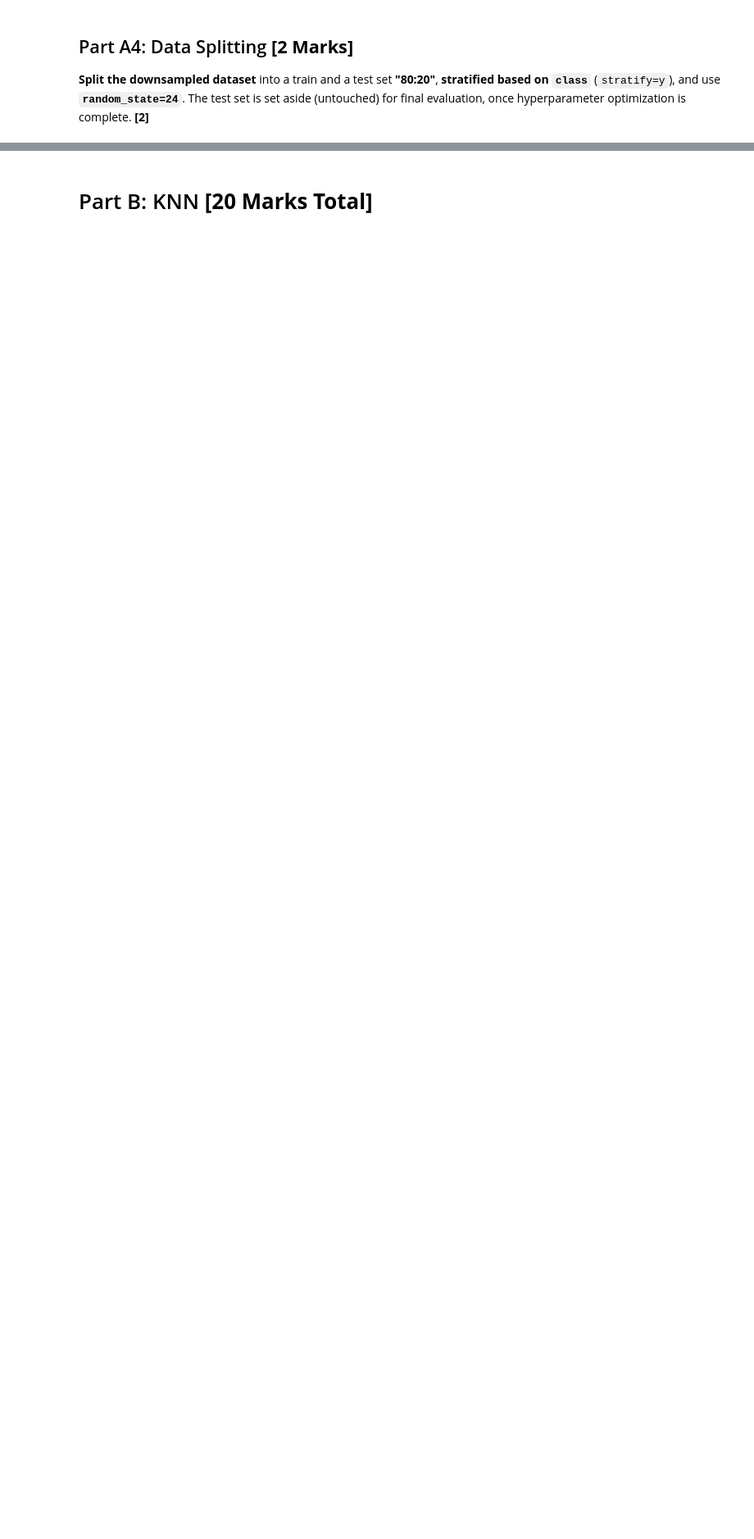
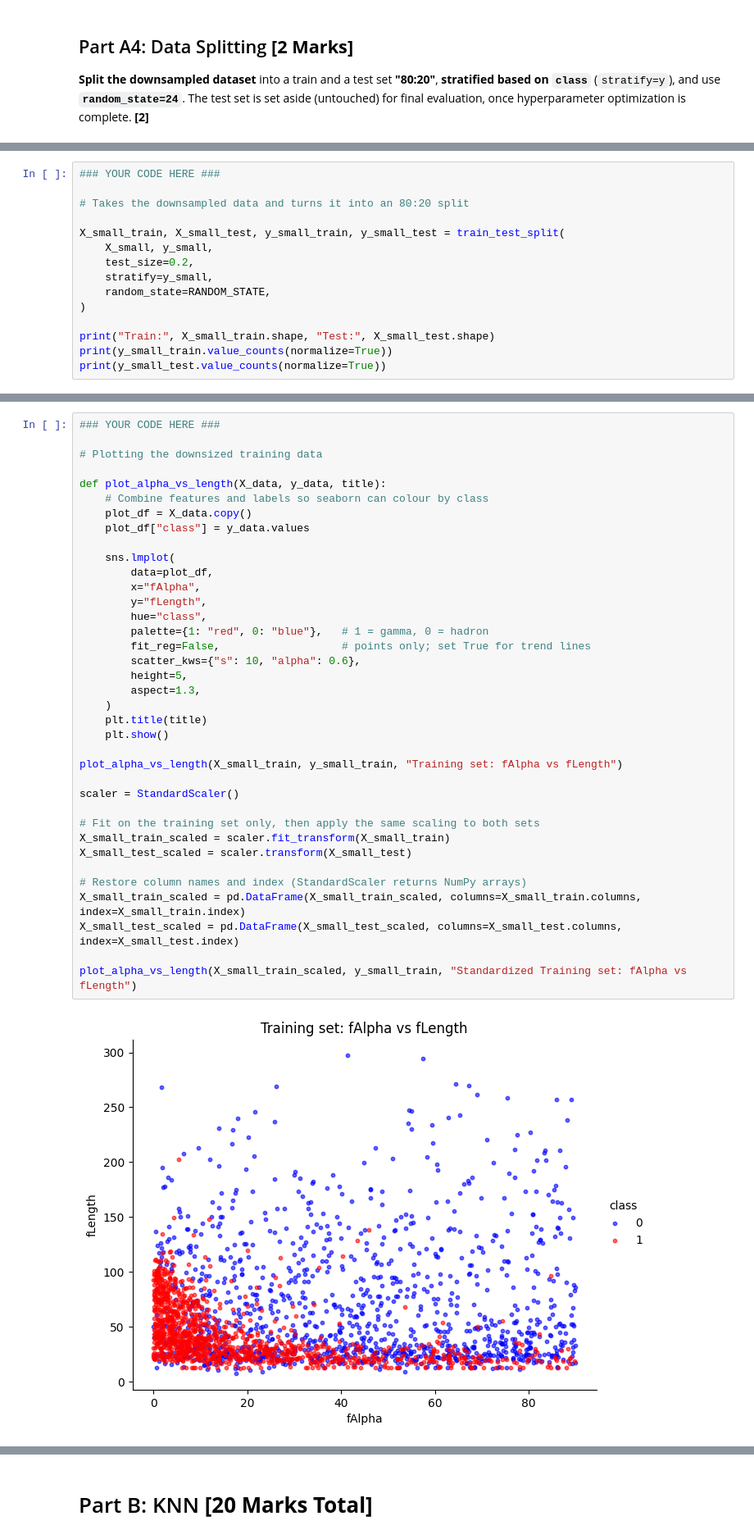
Before and after one commit to Rowan-gne/MIE370-Assignment-2, a Jupyter notebook: MIE370_A2 (1).ipynb, the cells around one changed output, grey strips where cells are left out. Shown at 82% size. Saved outputs shown, nothing was run; the diff lists cells and outputs as text; blank space fills up the shorter version.

```diff
--- a/MIE370_A2 (1).ipynb
+++ b/MIE370_A2 (1).ipynb
@@ -187,0 +223,15 @@ Print the shape of `X` and the number of samples in each class after downsamplin
+# %%
+### YOUR CODE HERE ###
+
+# Takes the downsampled data and turns it into an 80:20 split
+
+X_small_train, X_small_test, y_small_train, y_small_test = train_test_split(
+    X_small, y_small,
+    test_size=0.2,
+    stratify=y_small,
+    random_state=RANDOM_STATE,
+)
+
+print("Train:", X_small_train.shape, "Test:", X_small_test.shape)
+print(y_small_train.value_counts(normalize=True))
+print(y_small_test.value_counts(normalize=True))
@@ -202,0 +261,39 @@ Therefore, we cannot use the mean or standard deviation of the whole dataset to
+# %%
+### YOUR CODE HERE ###
+
+# Plotting the downsized training data
+
+def plot_alpha_vs_length(X_data, y_data, title):
+    # Combine features and labels so seaborn can colour by class
+    plot_df = X_data.copy()
+    plot_df["class"] = y_data.values
+
+    sns.lmplot(
+        data=plot_df,
+        x="fAlpha",
+        y="fLength",
+        hue="class",
+        palette={1: "red", 0: "blue"},   # 1 = gamma, 0 = hadron
+        fit_reg=False,                   # points only; set True for trend lines
+        scatter_kws={"s": 10, "alpha": 0.6},
+        height=5,
+        aspect=1.3,
+    )
+    plt.title(title)
+    plt.show()
+
+plot_alpha_vs_length(X_small_train, y_small_train, "Training set: fAlpha vs fLength")
+
+scaler = StandardScaler()
+
+# Fit on the training set only, then apply the same scaling to both sets
+X_small_train_scaled = scaler.fit_transform(X_small_train)
+X_small_test_scaled = scaler.transform(X_small_test)
+
+# Restore column names and index (StandardScaler returns NumPy arrays)
+X_small_train_scaled = pd.DataFrame(X_small_train_scaled, columns=X_small_train.columns, index=X_small_train.index)
+X_small_test_scaled = pd.DataFrame(X_small_test_scaled, columns=X_small_test.columns, index=X_small_test.index)
+
+plot_alpha_vs_length(X_small_train_scaled, y_small_train, "Standardized Training set: fAlpha vs fLength")
+# %% [output]
+[figure, added]
```
Also changed, not shown: parts of 19 cells of this notebook.
